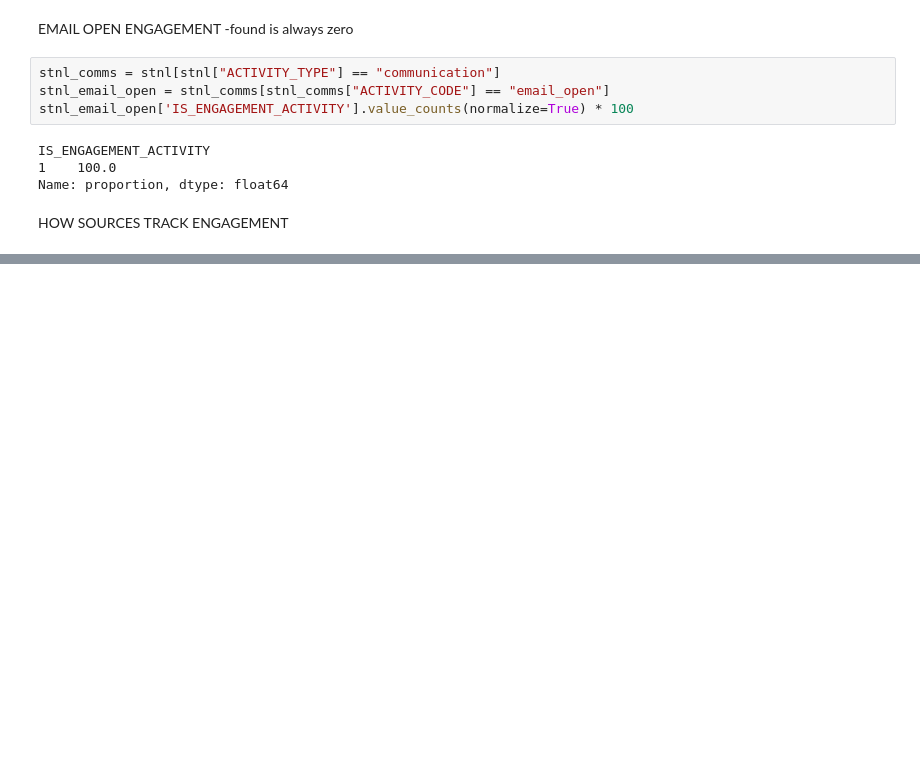
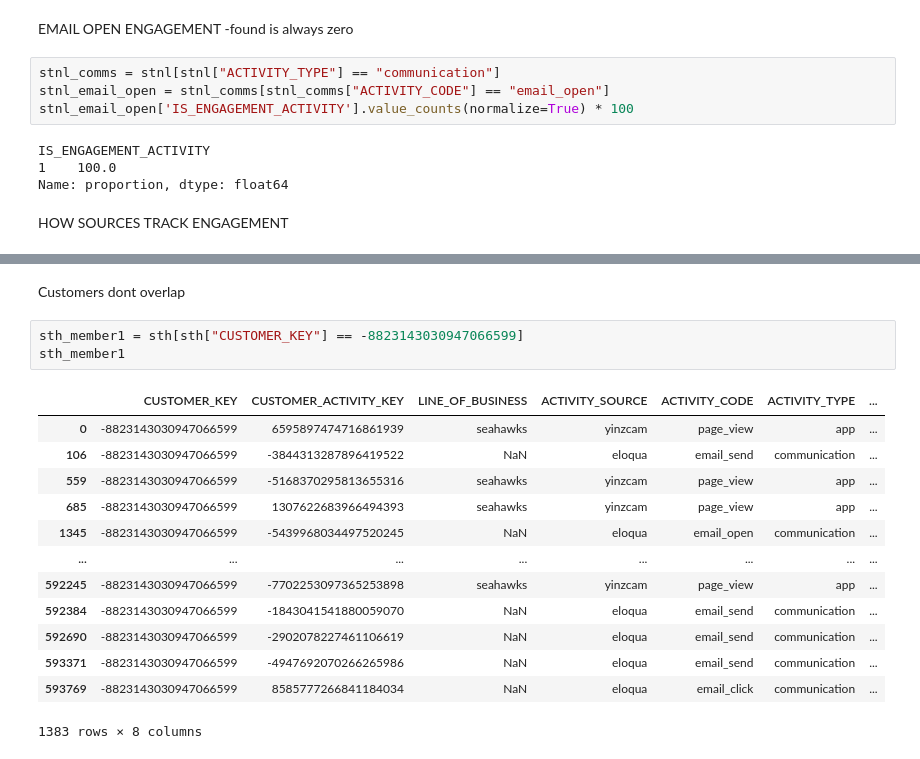
Before and after one commit to ddchamber/Seahawks, a Jupyter notebook: Data_Overview.ipynb, the cells around one changed output, grey strips where cells are left out. Drawn from its saved outputs; the diff is of its cells as text; blank space fills up the shorter version.

```diff
--- a/Data_Overview.ipynb
+++ b/Data_Overview.ipynb
@@ -210,0 +554,19 @@ stnl_one_zero_at
+# %% [markdown]
+Customers dont overlap
+# %%
+sth_member1 = sth[sth["CUSTOMER_KEY"] == -8823143030947066599]
+sth_member1
+# %% [output]
+|  | CUSTOMER_KEY | CUSTOMER_ACTIVITY_KEY | LINE_OF_BUSINESS | ACTIVITY_SOURCE | ACTIVITY_CODE | ACTIVITY_TYPE | ... |
+| 0 | -8823143030947066599 | 6595897474716861939 | seahawks | yinzcam | page_view | app | ... |
+| 106 | -8823143030947066599 | -3844313287896419522 | NaN | eloqua | email_send | communication | ... |
+| 559 | -8823143030947066599 | -5168370295813655316 | seahawks | yinzcam | page_view | app | ... |
+| 685 | -8823143030947066599 | 1307622683966494393 | seahawks | yinzcam | page_view | app | ... |
+| 1345 | -8823143030947066599 | -5439968034497520245 | NaN | eloqua | email_open | communication | ... |
+| ... | ... | ... | ... | ... | ... | ... | ... |
+| 592245 | -8823143030947066599 | -7702253097365253898 | seahawks | yinzcam | page_view | app | ... |
+| 592384 | -8823143030947066599 | -1843041541880059070 | NaN | eloqua | email_send | communication | ... |
+| 592690 | -8823143030947066599 | -2902078227461106619 | NaN | eloqua | email_send | communication | ... |
+| 593371 | -8823143030947066599 | -4947692070266265986 | NaN | eloqua | email_send | communication | ... |
+| 593769 | -8823143030947066599 | 8585777266841184034 | NaN | eloqua | email_click | communication | ... |
+1383 rows × 8 columns
```
Also changed, not shown: parts of 20 cells of this notebook.
